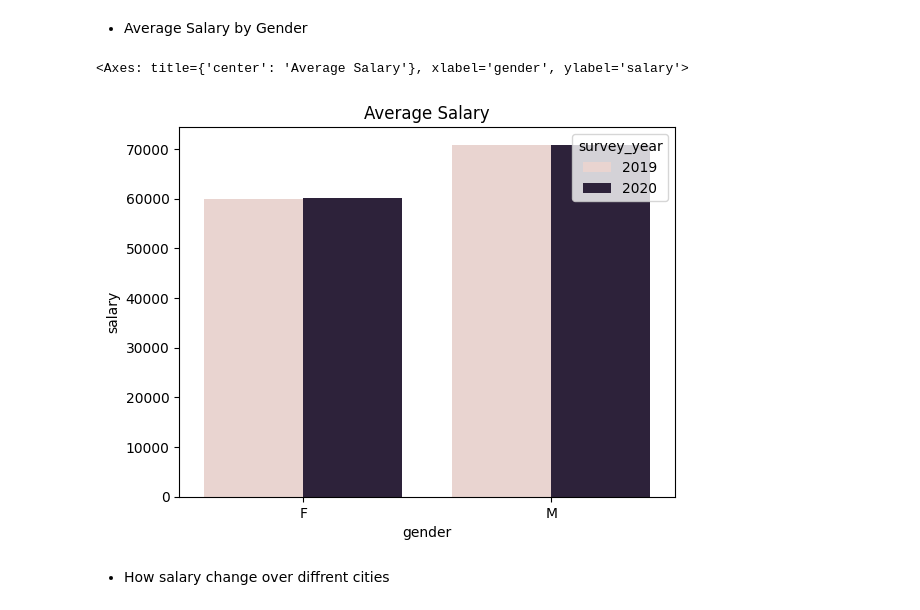
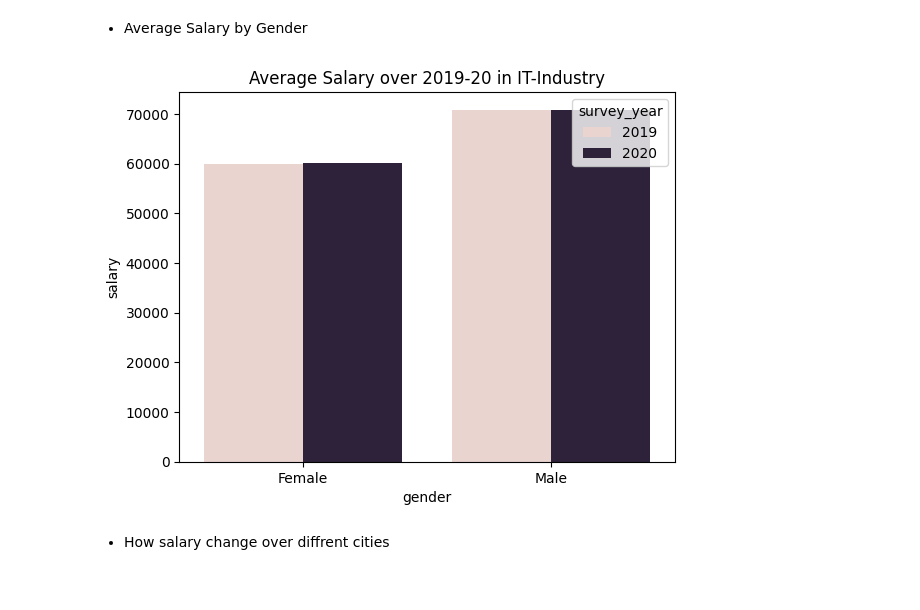
Before and after one commit to adnaaaen/eda-and-visualization, a Jupyter notebook: IT-salary/notebooks/eda.ipynb, the cells around one changed output. Cells and saved outputs as stored; diff of their text form; code cells hidden in the pictures.

```diff
--- a/IT-salary/notebooks/eda.ipynb
+++ b/IT-salary/notebooks/eda.ipynb
@@ -193,11 +193,12 @@ highest_job
 - Average Salary by Gender
 # %%
 salay_by_gender = df.groupby(['gender', 'survey_year'], as_index=False)['salary'].mean()
-plt.title("Average Salary")
+plt.title("Average Salary over 2019-20 in IT-Industry")
 sns.barplot(data=salay_by_gender, x='gender', y='salary', hue='survey_year')
+plt.xticks(['F', 'M'], ['Female', 'Male'])
+plt.show()
 # %% [output]
-<Axes: title={'center': 'Average Salary'}, xlabel='gender', ylabel='salary'>
-[figure, old version]
+[figure, new version]
 # %% [markdown]
 - How salary change over diffrent cities
 # %%
```
Also changed, not shown: parts of 7 cells of this notebook, 3 other files.
